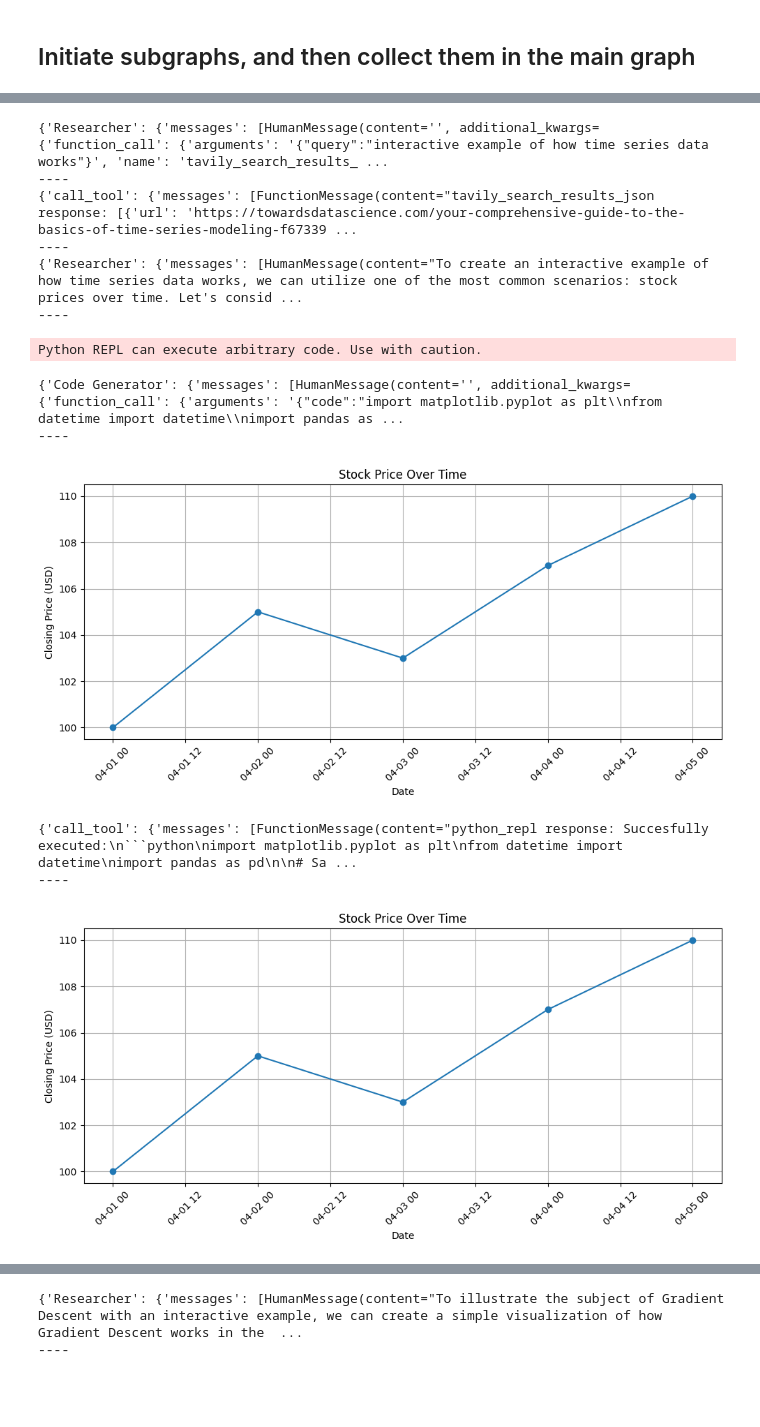
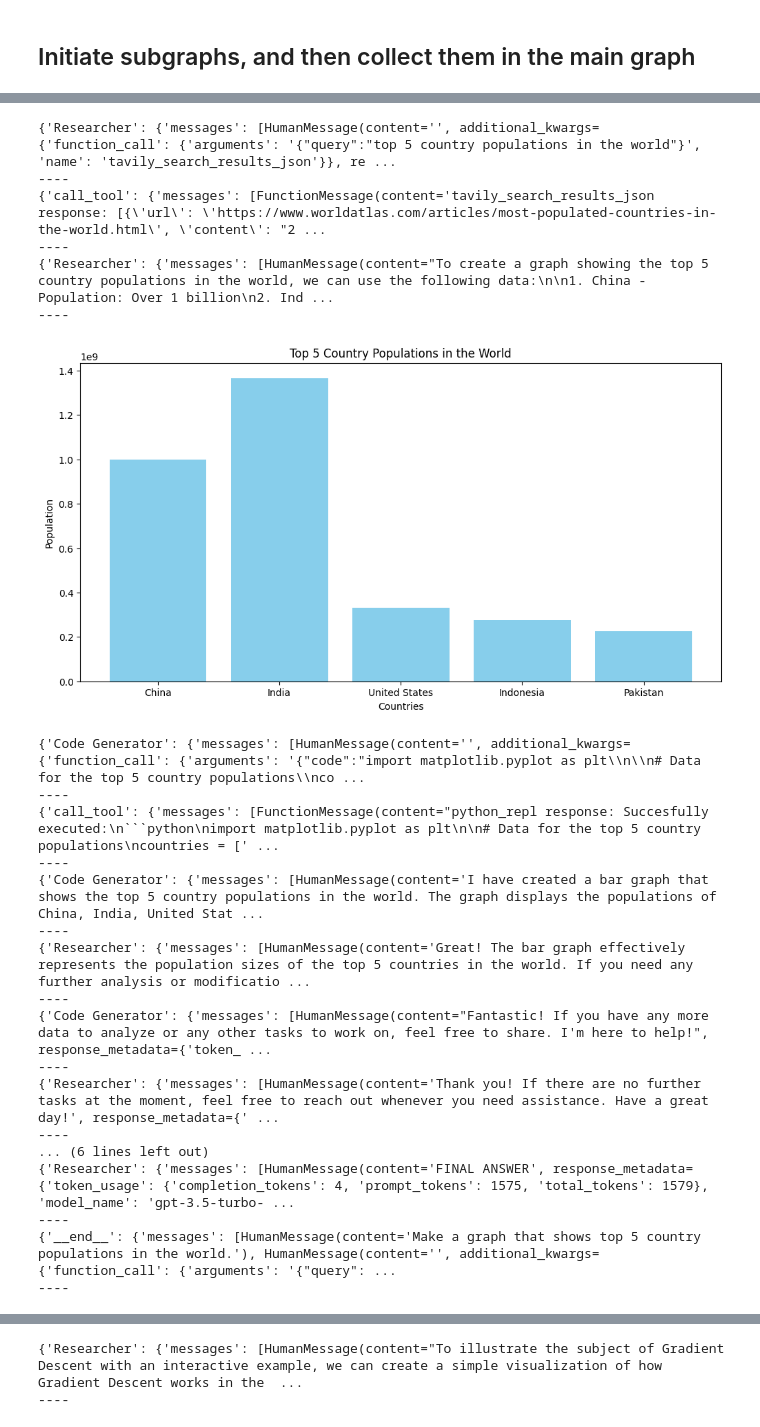
Before and after one commit to augustsemrau/thesis2024, a Jupyter notebook: src/thesis2024/main_notebook.ipynb, the cells around one changed output, grey strips where cells are left out. Saved outputs shown, nothing was run; the diff lists cells and outputs as text; code cells hidden in the pictures; blank space fills up the shorter version.

````diff
--- a/src/thesis2024/main_notebook.ipynb
+++ b/src/thesis2024/main_notebook.ipynb
@@ -46,29 +67,40 @@ coding_graph = coding_subgraph_class.instanciate_graph()
 # %%
 for s in coding_graph.stream(
 {
     "messages": [
         HumanMessage(
-            content="Make an interactive example of how time series data works."
+            content="Make a graph that shows top 5 country populations in the world."
         )
     ],
 },
 # Maximum number of steps to take in the graph
-{"recursion_limit": 500},
+{"recursion_limit": 100},
 ):
     # print(s)
     print(s)
     print("----")
 # %% [output]
-{'Researcher': {'messages': [HumanMessage(content='', additional_kwargs={'function_call': {'arguments': '{"query":"interactive example of how time series data works"}', 'name': 'tavily_search_results_ ...
+{'Researcher': {'messages': [HumanMessage(content='', additional_kwargs={'function_call': {'arguments': '{"query":"top 5 country populations in the world"}', 'name': 'tavily_search_results_json'}}, re ...
 ----
-{'call_tool': {'messages': [FunctionMessage(content="tavily_search_results_json response: [{'url': 'https://towardsdatascience.com/your-comprehensive-guide-to-the-basics-of-time-series-modeling-f67339 ...
+{'call_tool': {'messages': [FunctionMessage(content='tavily_search_results_json response: [{\'url\': \'https://www.worldatlas.com/articles/most-populated-countries-in-the-world.html\', \'content\': "2 ...
 ----
-{'Researcher': {'messages': [HumanMessage(content="To create an interactive example of how time series data works, we can utilize one of the most common scenarios: stock prices over time. Let's consid ...
+{'Researcher': {'messages': [HumanMessage(content="To create a graph showing the top 5 country populations in the world, we can use the following data:\n\n1. China - Population: Over 1 billion\n2. Ind ...
 ----
+[figure, new version]
-Python REPL can execute arbitrary code. Use with caution.
+{'Code Generator': {'messages': [HumanMessage(content='', additional_kwargs={'function_call': {'arguments': '{"code":"import matplotlib.pyplot as plt\\n\\n# Data for the top 5 country populations\\nco ...
+----
+{'call_tool': {'messages': [FunctionMessage(content="python_repl response: Succesfully executed:\n```python\nimport matplotlib.pyplot as plt\n\n# Data for the top 5 country populations\ncountries = [' ...
+----
+{'Code Generator': {'messages': [HumanMessage(content='I have created a bar graph that shows the top 5 country populations in the world. The graph displays the populations of China, India, United Stat ...
+----
+{'Researcher': {'messages': [HumanMessage(content='Great! The bar graph effectively represents the population sizes of the top 5 countries in the world. If you need any further analysis or modificatio ...
+----
+{'Code Generator': {'messages': [HumanMessage(content="Fantastic! If you have any more data to analyze or any other tasks to work on, feel free to share. I'm here to help!", response_metadata={'token_ ...
+----
+{'Researcher': {'messages': [HumanMessage(content='Thank you! If there are no further tasks at the moment, feel free to reach out whenever you need assistance. Have a great day!', response_metadata={' ...
+----
+... (6 lines left out)
+{'Researcher': {'messages': [HumanMessage(content='FINAL ANSWER', response_metadata={'token_usage': {'completion_tokens': 4, 'prompt_tokens': 1575, 'total_tokens': 1579}, 'model_name': 'gpt-3.5-turbo- ...
+----
+{'__end__': {'messages': [HumanMessage(content='Make a graph that shows top 5 country populations in the world.'), HumanMessage(content='', additional_kwargs={'function_call': {'arguments': '{"query": ...
+----
-{'Code Generator': {'messages': [HumanMessage(content='', additional_kwargs={'function_call': {'arguments': '{"code":"import matplotlib.pyplot as plt\\nfrom datetime import datetime\\nimport pandas as ...
-----
-[figure, old version]
-{'call_tool': {'messages': [FunctionMessage(content="python_repl response: Succesfully executed:\n```python\nimport matplotlib.pyplot as plt\nfrom datetime import datetime\nimport pandas as pd\n\n# Sa ...
-----
-[figure, removed]
````
Also changed, not shown: parts of 9 cells of this notebook, 1 other file.
